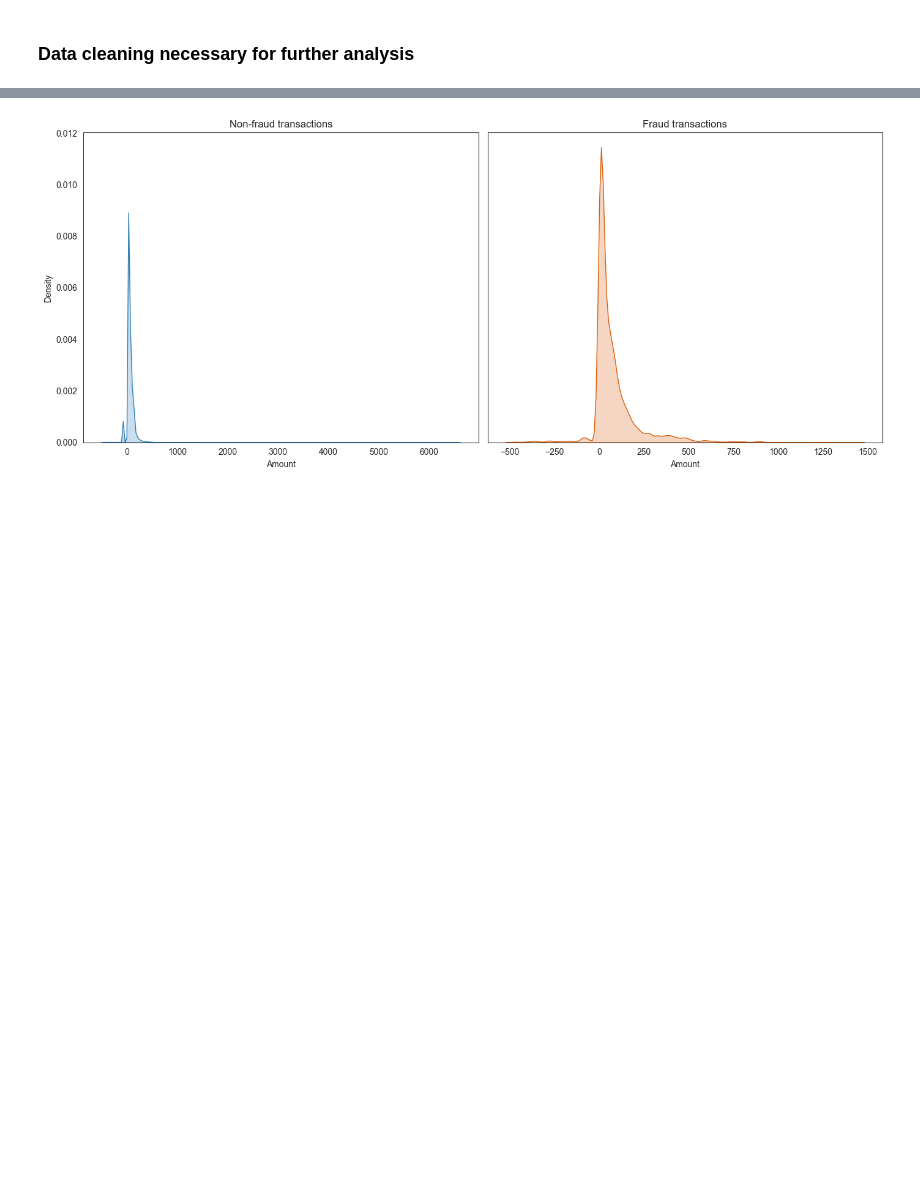
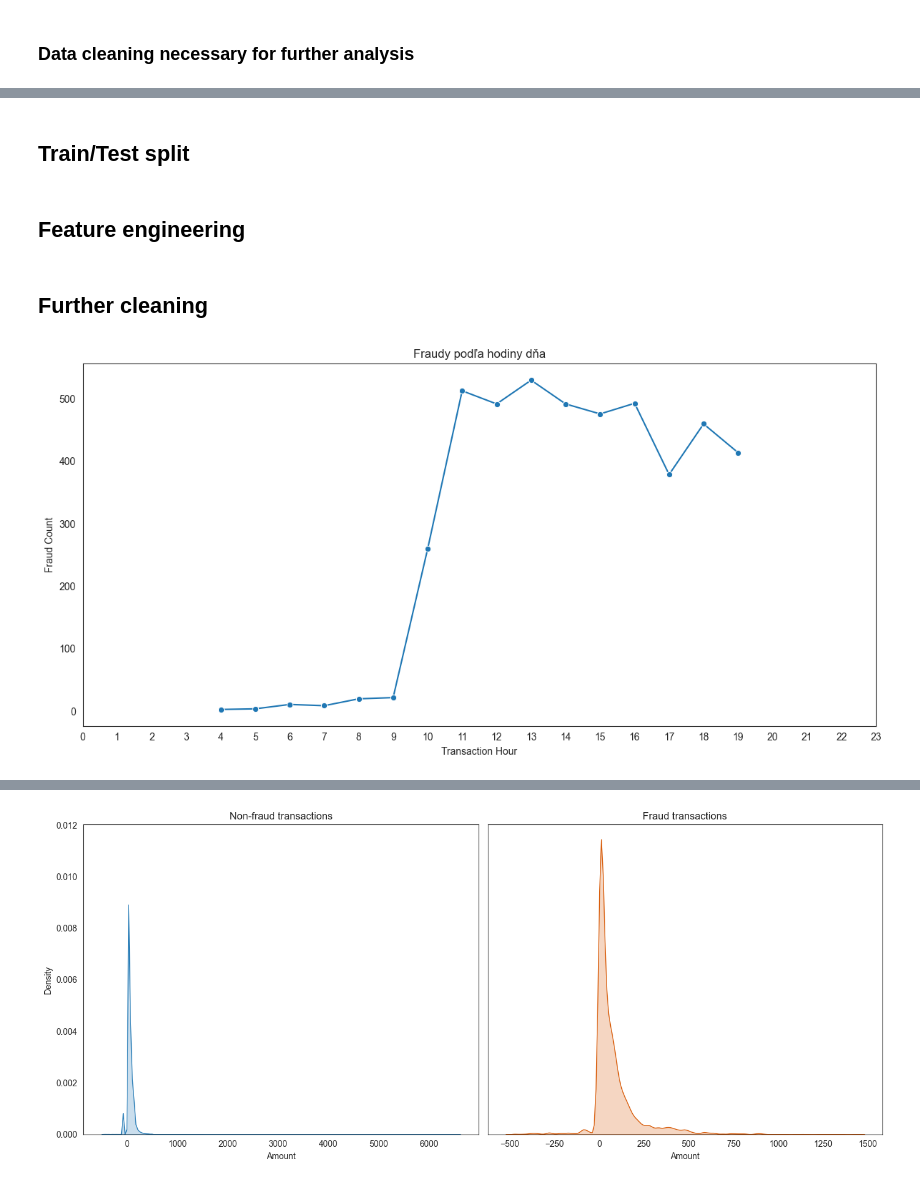
Before and after one commit to veronikasovic/fraud-decision-system, a Jupyter notebook: notebooks/exploration.ipynb, the cells around one changed output, grey strips where cells are left out. Saved outputs shown, nothing was run; the diff lists cells and outputs as text; code cells hidden in the pictures; blank space fills up the shorter version.

```diff
--- a/notebooks/exploration.ipynb
+++ b/notebooks/exploration.ipynb
@@ -258,0 +316,4 @@ data.drop(columns=['Person', 'Card Number', 'CVV', "Birth Month", "Birth Year" ]
+# %% [markdown]
+## Train/Test split
+# %% [markdown]
+## Feature engineering
@@ -258,0 +343,30 @@ data.drop(columns=['Person', 'Card Number', 'CVV', "Birth Month", "Birth Year" ]
+# %% [markdown]
+## Further cleaning
+# %%
+data_hour_plot = data.copy()
+
+data_hour_plot["Transaction Hour"] = data_hour_plot["Transaction Time"].dt.hour
+
+fraud_by_hour = (
+    data_hour_plot[data_hour_plot["Fraud"]]
+    .groupby("Transaction Hour")
+    .size()
+    .reset_index(name="Fraud Count")
+)
+
+plt.figure(figsize=(12, 6))
+
+sns.lineplot(
+    data=fraud_by_hour,
+    x="Transaction Hour",
+    y="Fraud Count",
+    marker="o"
+)
+
+plt.xticks(range(24))
+plt.title("Fraudy podľa hodiny dňa")
+
+plt.tight_layout()
+plt.show()
+# %% [output]
+[figure, added]
```
Also changed, not shown: parts of 9 cells of this notebook, 1 other file.
